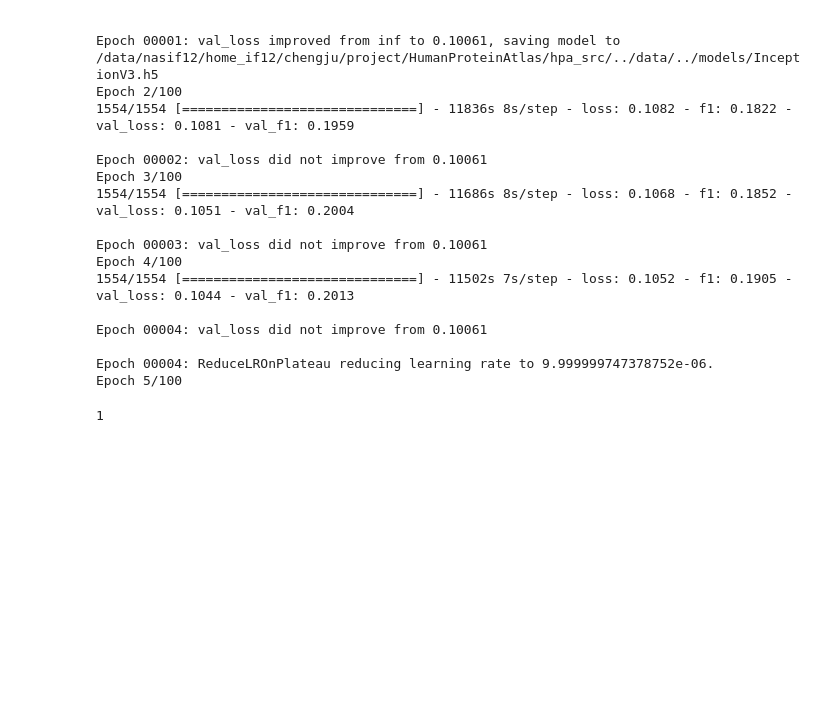
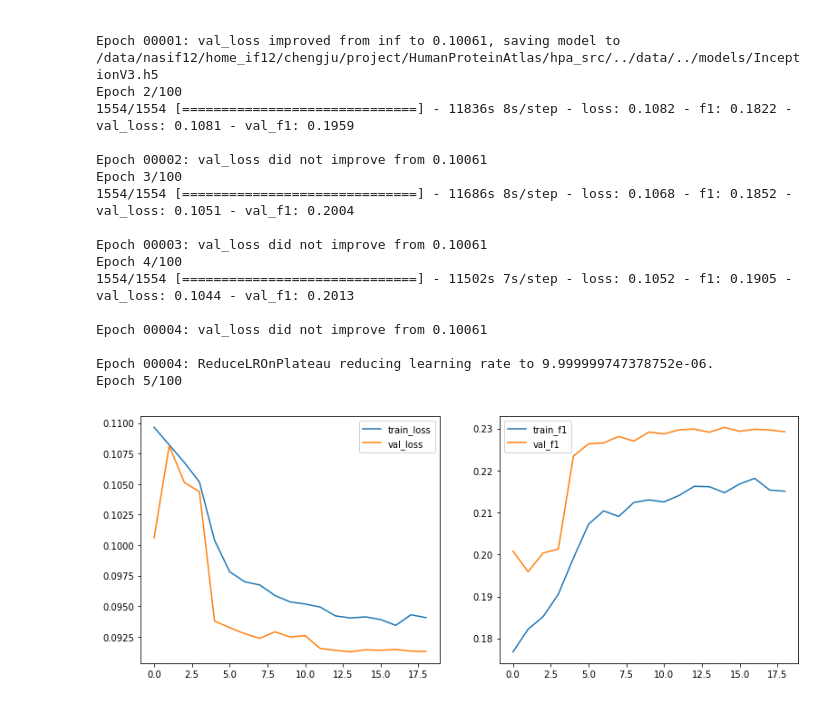
Before and after one commit to s6juncheng/HumanProteinAtlas, a Jupyter notebook: notebooks/train_model_keras.ipynb, the cells around one changed output. Cells and saved outputs as stored; diff of their text form; code cells hidden in the pictures; blank space fills up the shorter version.

```diff
--- a/notebooks/train_model_keras.ipynb
+++ b/notebooks/train_model_keras.ipynb
@@ -171,4 +165,14 @@ Epoch 5/100
-# %%
-1
-# %% [output]
-1
+# %%
+# plt.subplot(121)
+fig = plt.figure(figsize=(13,5))
+ax1 = fig.add_subplot(121)
+ax1.plot(model.history.epoch, model.history.history['loss'], label='train_loss')
+ax1.plot(model.history.epoch, model.history.history['val_loss'], label='val_loss')
+ax1.legend()
+ax2 = fig.add_subplot(122)
+ax2.plot(model.history.epoch, model.history.history['f1'], label='train_f1')
+ax2.plot(model.history.epoch, model.history.history['val_f1'], label='val_f1')
+ax2.legend()
+plt.show()
+# %% [output]
+[figure, added]
```
Also changed, not shown: parts of 3 cells of this notebook, 18 other files.
